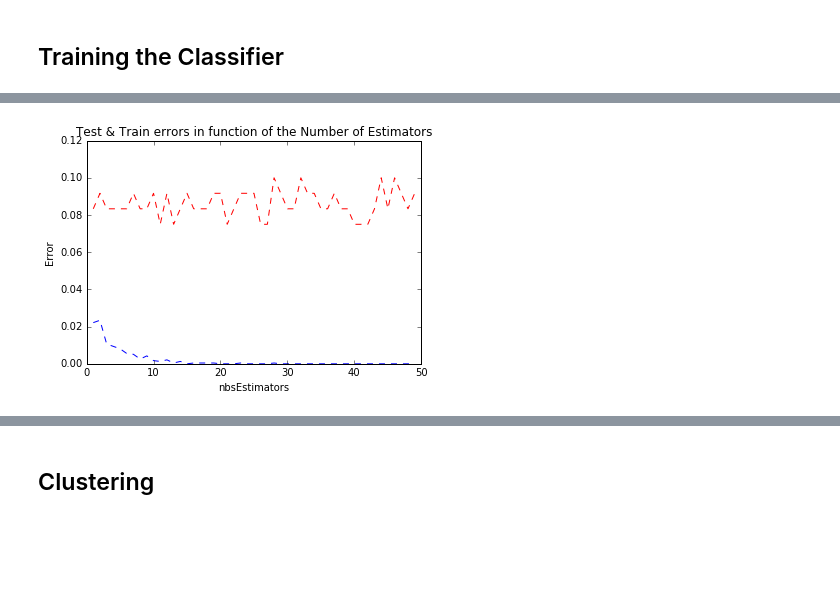
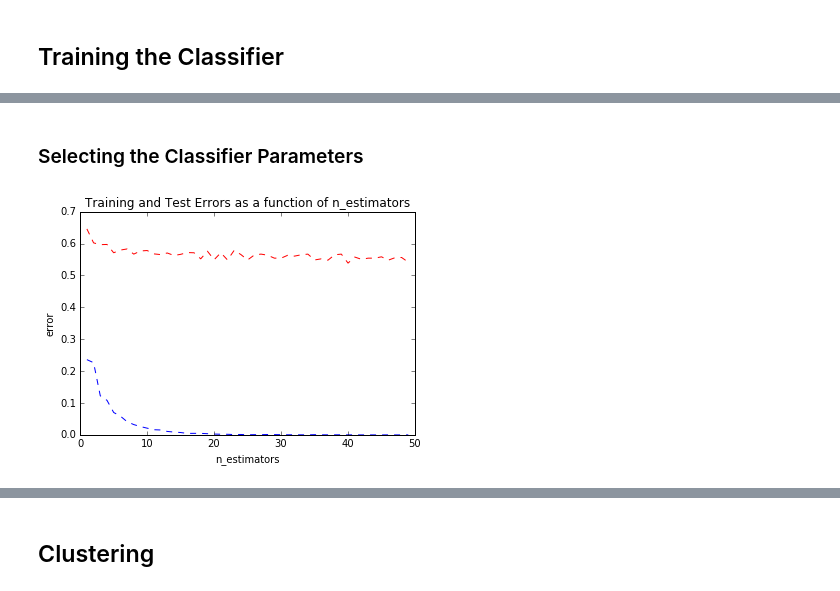
Before and after one commit to Symsystem/adaepflHomework, a Jupyter notebook: 04 - Applied ML/04 - Applied ML.ipynb, the cells around one changed output, grey strips where cells are left out. Cells and saved outputs as stored; diff of their text form; code cells hidden in the pictures; blank space fills up the shorter version.

Commit message:
update parameter selection

```diff
--- a/04 - Applied ML/04 - Applied ML.ipynb
+++ b/04 - Applied ML/04 - Applied ML.ipynb
@@ -203,37 +188,43 @@ Index(['height', 'weight', 'games', 'meanIAT', 'ties', 'victories',
        'dummyCode__Right Fullback', 'dummyCode__Right Midfielder',
        'dummyCode__Right Winger'],
       dtype='object')
+# %% [markdown]
+### Selecting the Classifier Parameters
 # %%
 from sklearn.cross_validation import KFold
 
-number_splits = 20
-kf = KFold(X_train.shape[0], n_folds=number_splits)
+number_splits = 10
+kf = KFold(X.shape[0], n_folds=number_splits)
 
-TrainingError =[]
-TestError = []
-nbsEstimators = []
-for numberOfEstimators in range(1, 50):
+train_errors =[]
+test_errors = []
+number_estimators = []
+
+for nb_est in range(1,50):
+    mean_train_error = 0.0
+    mean_test_error = 0.0
+
     for train_index, test_index in kf:
         X_train, X_test = X.iloc[train_index], X.iloc[test_index]
         Y_train, Y_test = Y[train_index], Y[test_index]
 
-        clf = RandomForestClassifier(n_estimators=numberOfEstimators)
+        clf = RandomForestClassifier(n_estimators=nb_est, criterion='entropy')
         clf = clf.fit(X_train, Y_train)
 
         train_error = 1.0 - clf.score(X_train, Y_train)
         test_error = 1.0 - clf.score(X_test, Y_test)
 
-        train_error += train_error
-        test_error += test_error
+        mean_train_error += train_error
+        mean_test_error += test_error
 
-    TrainingError.append(train_error/number_splits)
-    TestError.append(test_error/number_splits)
-    nbsEstimators.append(numberOfEstimators)
+    train_errors.append(mean_train_error/number_splits)
+    test_errors.append(mean_test_error/number_splits)
+    number_estimators.append(nb_est)
 # %%
-plt.plot(nbsEstimators, TestError, 'r--', nbsEstimators,TrainingError, 'b--')
-plt.xlabel('nbsEstimators')
-plt.ylabel('Error')
-plt.title('Test & Train errors in function of the Number of Estimators')
+plt.plot(number_estimators, test_errors, 'r--', number_estimators, train_errors, 'b--')
+plt.xlabel('n_estimators')
+plt.ylabel('error')
+plt.title('Training and Test Errors as a function of n_estimators')
 plt.show()
 # %% [output]
-[figure, old version]
+[figure, new version]
```
Also changed, not shown: parts of 10 cells of this notebook.
